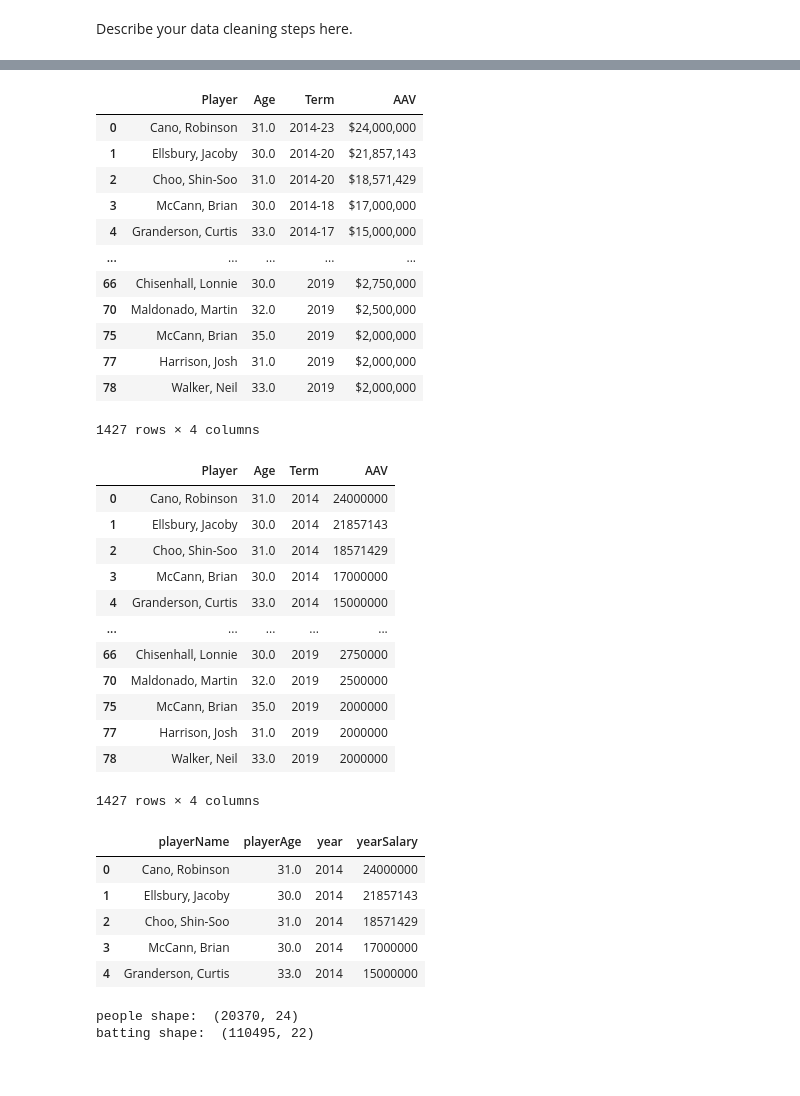
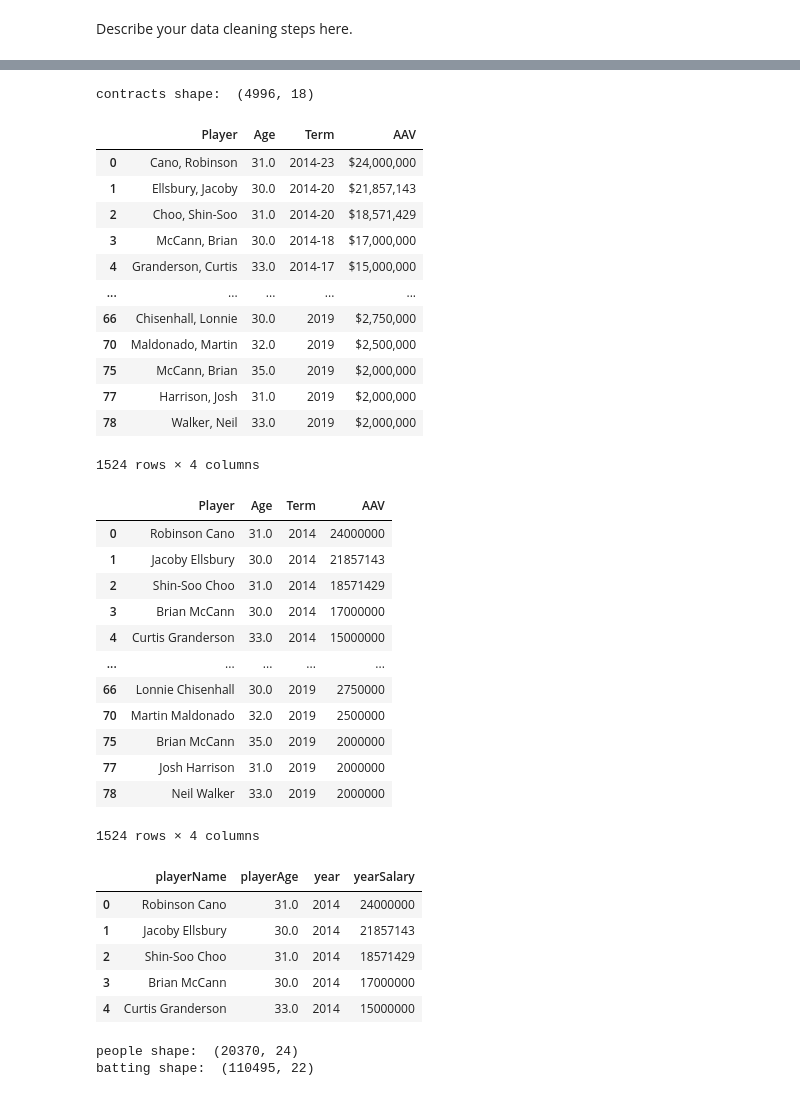
Before and after one commit to leo3friedman/baseball-salary-prediction, a Jupyter notebook: EDACheckpointGroup_042-Fa22.ipynb, the cells around one changed output, grey strips where cells are left out. Cells and saved outputs as stored; diff of their text form; code cells hidden in the pictures.

Commit message:
set 'Age' column to value in 'Age  7/1/21' column or 'Age 7/1/22' column if NaN

```diff
--- a/EDACheckpointGroup_042-Fa22.ipynb
+++ b/EDACheckpointGroup_042-Fa22.ipynb
@@ -51,9 +27,23 @@ display(batting.head())
+# %%
+# merge all contract files in contracts directory as one dataframe
+directory = 'data/contracts/'
+filepaths = [directory + filename for filename in os.listdir(directory)]
+contracts = pd.concat([pd.read_csv(filepath) for filepath in filepaths])
+print('contracts shape: ', contracts.shape)
+# %% [output]
+contracts shape:  (4996, 18)
+# %%
+# set 'Age' column to value in 'Age  7/1/21' column or 'Age 7/1/22' column if NaN
+contracts['Age'] = contracts['Age'].add(contracts['Age 7/1/21'], fill_value=0)
+contracts['Age'] = contracts['Age'].add(contracts['Age 7/1/22'], fill_value=0)
 # %%
 # drop unecessary columns
 contracts = contracts[['Player','Pos\'n', 'Age', 'Term', 'AAV']]
 
-# drop players that are pitchers or have NaN values
+# drop players that are pitchers
 contracts = contracts[contracts["Pos'n"].str.contains("hp") == False]
+
+# drop players with NaN values
 contracts = contracts.dropna(axis=0)
 
 # drop position column (no longer needed)
@@ -72,7 +62,7 @@ display(contracts)
 | 75 | McCann, Brian | 35.0 | 2019 | $2,000,000 |
 | 77 | Harrison, Josh | 31.0 | 2019 | $2,000,000 |
 | 78 | Walker, Neil | 33.0 | 2019 | $2,000,000 |
-1427 rows × 4 columns
+1524 rows × 4 columns
 # %%
 # functions to standardize variables
 def salary_to_int(str_in):
@@ -80,36 +70,45 @@ def salary_to_int(str_in):
 
 def term_to_year(str_in):
     return int(str(str_in).split('-')[0])
+
+def standardize_name(str_in):
+    name_list = str(str_in).split(',')
+    return name_list[1].strip() + " " + name_list[0].strip()
+
+def standardize_age(age):
+    return round(float(age), 0)
 # %%
 # standardize salary and term variables
+contracts['Player'] = contracts['Player'].apply(standardize_name)
+contracts['Age'] = contracts['Age'].apply(standardize_age)
 contracts['AAV'] = contracts['AAV'].apply(salary_to_int)
 contracts['Term'] = contracts['Term'].apply(term_to_year)
 contracts
 # %% [output]
 |  | Player | Age | Term | AAV |
-| 0 | Cano, Robinson | 31.0 | 2014 | 24000000 |
-| 1 | Ellsbury, Jacoby | 30.0 | 2014 | 21857143 |
-| 2 | Choo, Shin-Soo | 31.0 | 2014 | 18571429 |
-| 3 | McCann, Brian | 30.0 | 2014 | 17000000 |
-| 4 | Granderson, Curtis | 33.0 | 2014 | 15000000 |
+| 0 | Robinson Cano | 31.0 | 2014 | 24000000 |
+| 1 | Jacoby Ellsbury | 30.0 | 2014 | 21857143 |
+| 2 | Shin-Soo Choo | 31.0 | 2014 | 18571429 |
+| 3 | Brian McCann | 30.0 | 2014 | 17000000 |
+| 4 | Curtis Granderson | 33.0 | 2014 | 15000000 |
 | ... | ... | ... | ... | ... |
-| 66 | Chisenhall, Lonnie | 30.0 | 2019 | 2750000 |
-| 70 | Maldonado, Martin | 32.0 | 2019 | 2500000 |
-| 75 | McCann, Brian | 35.0 | 2019 | 2000000 |
-| 77 | Harrison, Josh | 31.0 | 2019 | 2000000 |
-| 78 | Walker, Neil | 33.0 | 2019 | 2000000 |
+| 66 | Lonnie Chisenhall | 30.0 | 2019 | 2750000 |
+| 70 | Martin Maldonado | 32.0 | 2019 | 2500000 |
+| 75 | Brian McCann | 35.0 | 2019 | 2000000 |
+| 77 | Josh Harrison | 31.0 | 2019 | 2000000 |
+| 78 | Neil Walker | 33.0 | 2019 | 2000000 |
-1427 rows × 4 columns
+1524 rows × 4 columns
 # %%
 # rename columns for consistency
 contracts.columns = ['playerName','playerAge','year','yearSalary']
 contracts.head()
 # %% [output]
 |  | playerName | playerAge | year | yearSalary |
-| 0 | Cano, Robinson | 31.0 | 2014 | 24000000 |
-| 1 | Ellsbury, Jacoby | 30.0 | 2014 | 21857143 |
-| 2 | Choo, Shin-Soo | 31.0 | 2014 | 18571429 |
-| 3 | McCann, Brian | 30.0 | 2014 | 17000000 |
-| 4 | Granderson, Curtis | 33.0 | 2014 | 15000000 |
+| 0 | Robinson Cano | 31.0 | 2014 | 24000000 |
+| 1 | Jacoby Ellsbury | 30.0 | 2014 | 21857143 |
+| 2 | Shin-Soo Choo | 31.0 | 2014 | 18571429 |
+| 3 | Brian McCann | 30.0 | 2014 | 17000000 |
+| 4 | Curtis Granderson | 33.0 | 2014 | 15000000 |
 # %%
 # read people and batting files as dataframes
 people = pd.read_csv('data/batting/People.csv')
```
Also changed, not shown: parts of 5 cells of this notebook, 1 other file.
